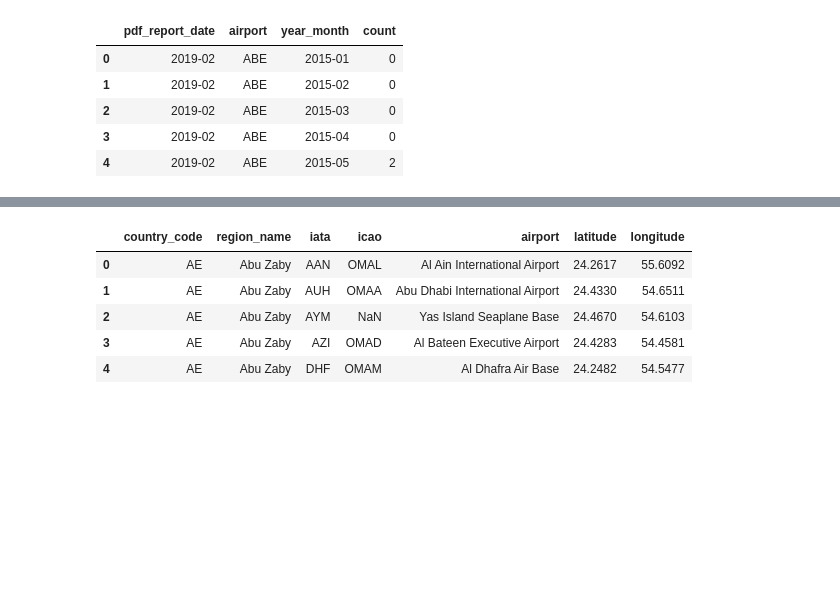
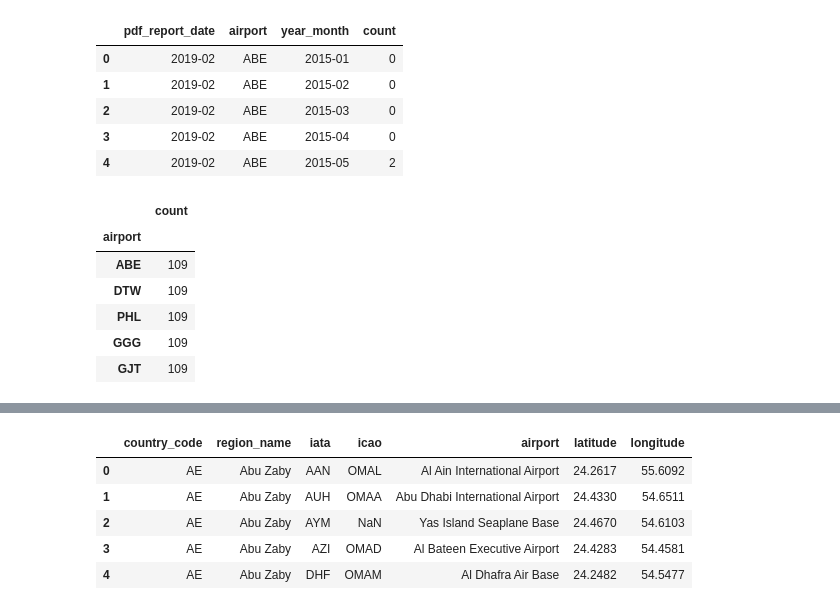
Before and after one commit to MWPerrineJr/data_vis, a Jupyter notebook: airport.ipynb, the cells around one changed output, grey strips where cells are left out. Drawn from its saved outputs; the diff is of its cells as text; code cells hidden in the pictures; blank space fills up the shorter version.

```diff
--- a/airport.ipynb
+++ b/airport.ipynb
@@ -14,3 +14,16 @@ compAP.head()
 | 2 | 2019-02 | ABE | 2015-03 | 0 |
 | 3 | 2019-02 | ABE | 2015-04 | 0 |
 | 4 | 2019-02 | ABE | 2015-05 | 2 |
+# %%
+airport_counts = compAP['airport'].value_counts()
+airport_counts_top_20 = airport_counts.head(20)
+airport_counts_top_20 = pd.DataFrame(airport_counts_top_20)
+airport_counts_top_20.head()
+# %% [output]
+|  | count |
+| airport |  |
+| ABE | 109 |
+| DTW | 109 |
+| PHL | 109 |
+| GGG | 109 |
+| GJT | 109 |
```
Also changed, not shown: parts of 4 cells of this notebook.
